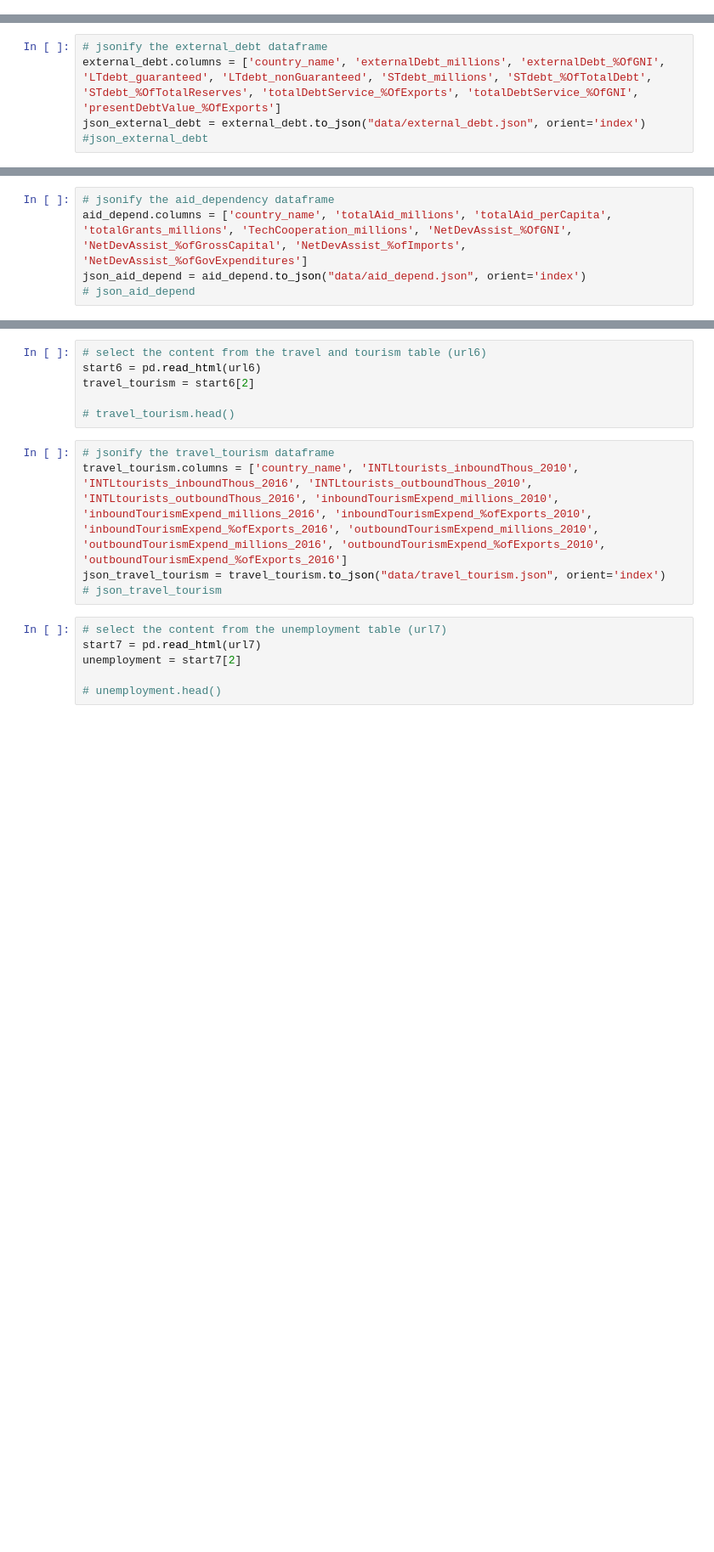
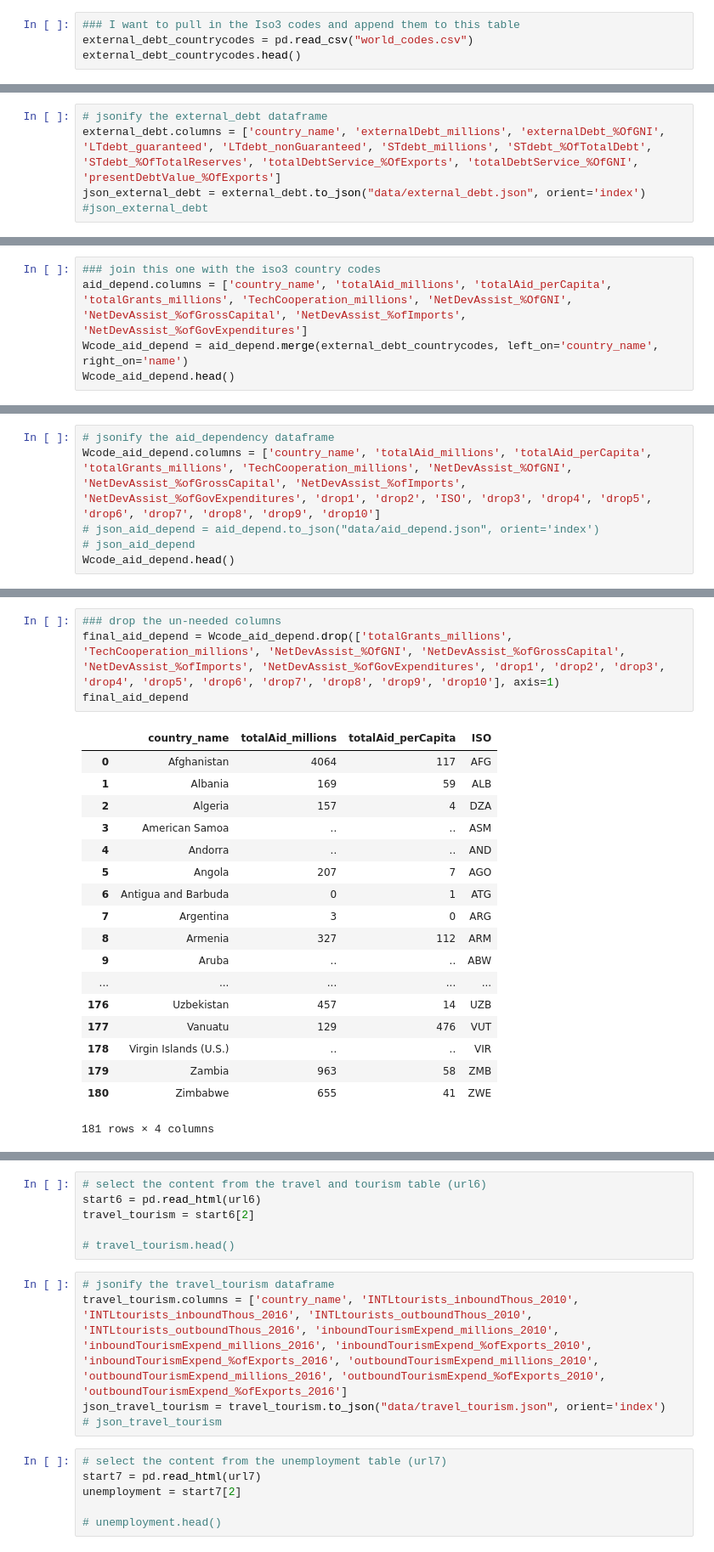
Before and after one commit to ZohaibS/EconomicAnalysesRaw, a Jupyter notebook: Project2_robby/scrape_world_tables.ipynb, the cells around one changed output, grey strips where cells are left out. Shown: that part at 85% size. Cells and saved outputs as stored; diff of their text form; blank space fills up the shorter version.

```diff
--- a/Project2_robby/scrape_world_tables.ipynb
+++ b/Project2_robby/scrape_world_tables.ipynb
@@ -71,0 +80,4 @@ external_debt = start4[2]
+# %%
+### I want to pull in the Iso3 codes and append them to this table
+external_debt_countrycodes = pd.read_csv("world_codes.csv")
+external_debt_countrycodes.head()
@@ -82,0 +134,5 @@ aid_depend = start5[2]
+# %%
+### join this one with the iso3 country codes
+aid_depend.columns = ['country_name', 'totalAid_millions', 'totalAid_perCapita', 'totalGrants_millions', 'TechCooperation_millions', 'NetDevAssist_%OfGNI', 'NetDevAssist_%ofGrossCapital', 'NetDevAssist_%ofImports', 'NetDevAssist_%ofGovExpenditures']
+Wcode_aid_depend = aid_depend.merge(external_debt_countrycodes, left_on='country_name', right_on='name')
+Wcode_aid_depend.head()
@@ -83,5 +146,6 @@ aid_depend = start5[2]
 # %%
 # jsonify the aid_dependency dataframe
-aid_depend.columns = ['country_name', 'totalAid_millions', 'totalAid_perCapita', 'totalGrants_millions', 'TechCooperation_millions', 'NetDevAssist_%OfGNI', 'NetDevAssist_%ofGrossCapital', 'NetDevAssist_%ofImports', 'NetDevAssist_%ofGovExpenditures']
-json_aid_depend = aid_depend.to_json("data/aid_depend.json", orient='index')
+Wcode_aid_depend.columns = ['country_name', 'totalAid_millions', 'totalAid_perCapita', 'totalGrants_millions', 'TechCooperation_millions', 'NetDevAssist_%OfGNI', 'NetDevAssist_%ofGrossCapital', 'NetDevAssist_%ofImports', 'NetDevAssist_%ofGovExpenditures', 'drop1', 'drop2', 'ISO', 'drop3', 'drop4', 'drop5', 'drop6', 'drop7', 'drop8', 'drop9', 'drop10']
+# json_aid_depend = aid_depend.to_json("data/aid_depend.json", orient='index')
 # json_aid_depend
+Wcode_aid_depend.head()
@@ -87,0 +159,23 @@ json_aid_depend = aid_depend.to_json("data/aid_depend.json", orient='index')
+# %%
+### drop the un-needed columns
+final_aid_depend = Wcode_aid_depend.drop(['totalGrants_millions', 'TechCooperation_millions', 'NetDevAssist_%OfGNI', 'NetDevAssist_%ofGrossCapital', 'NetDevAssist_%ofImports', 'NetDevAssist_%ofGovExpenditures', 'drop1', 'drop2', 'drop3', 'drop4', 'drop5', 'drop6', 'drop7', 'drop8', 'drop9', 'drop10'], axis=1)
+final_aid_depend
+# %% [output]
+|  | country_name | totalAid_millions | totalAid_perCapita | ISO |
+| 0 | Afghanistan | 4064 | 117 | AFG |
+| 1 | Albania | 169 | 59 | ALB |
+| 2 | Algeria | 157 | 4 | DZA |
+| 3 | American Samoa | .. | .. | ASM |
+| 4 | Andorra | .. | .. | AND |
+| 5 | Angola | 207 | 7 | AGO |
+| 6 | Antigua and Barbuda | 0 | 1 | ATG |
+| 7 | Argentina | 3 | 0 | ARG |
+| 8 | Armenia | 327 | 112 | ARM |
+| 9 | Aruba | .. | .. | ABW |
+| ... | ... | ... | ... | ... |
+| 176 | Uzbekistan | 457 | 14 | UZB |
+| 177 | Vanuatu | 129 | 476 | VUT |
+| 178 | Virgin Islands (U.S.) | .. | .. | VIR |
+| 179 | Zambia | 963 | 58 | ZMB |
+| 180 | Zimbabwe | 655 | 41 | ZWE |
+181 rows × 4 columns
```
Also changed, not shown: parts of 7 cells of this notebook, 10 other files.
